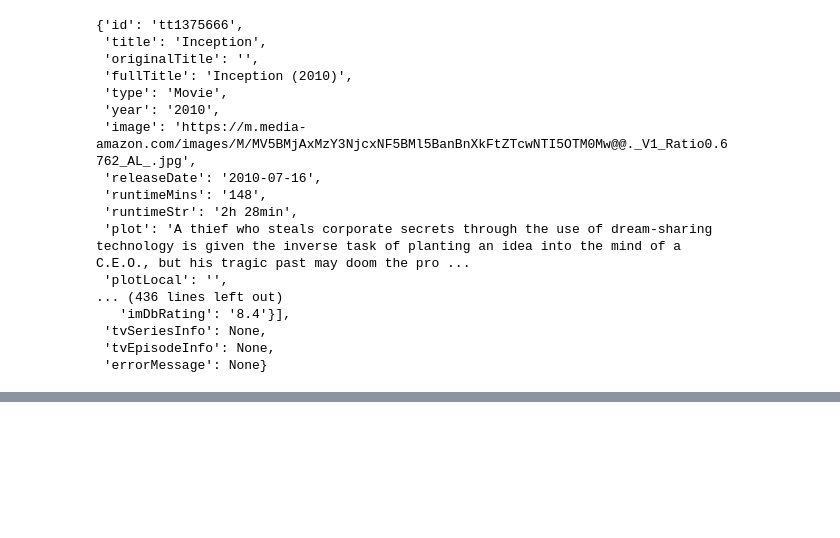
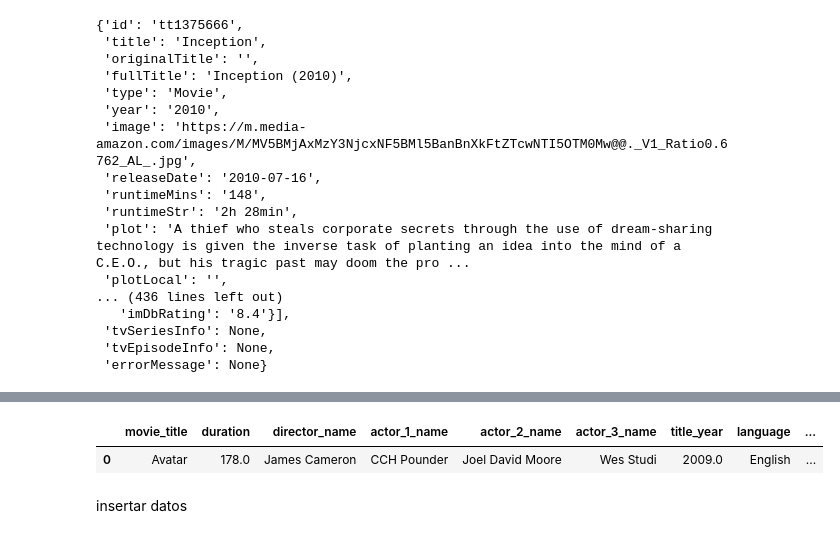
Before and after one commit to antoanela31/ETL-EDA-antoanela, a Jupyter notebook: ETl.ipynb, the cells around one changed output, grey strips where cells are left out. Saved outputs shown, nothing was run; the diff lists cells and outputs as text; code cells hidden in the pictures; blank space fills up the shorter version.

```diff
--- a/ETl.ipynb
+++ b/ETl.ipynb
@@ -73,0 +253,7 @@ La peticion se ha realizado correctamente, se ha devuelto el código de estado:
+# %%
+df1.head(1)
+# %% [output]
+|  | movie_title | duration | director_name | actor_1_name | actor_2_name | actor_3_name | title_year | language | ... |
+| 0 | Avatar | 178.0 | James Cameron | CCH Pounder | Joel David Moore | Wes Studi | 2009.0 | English | ... |
+# %% [markdown]
+insertar datos
```
Also changed, not shown: parts of 28 cells of this notebook, 5 other files.
